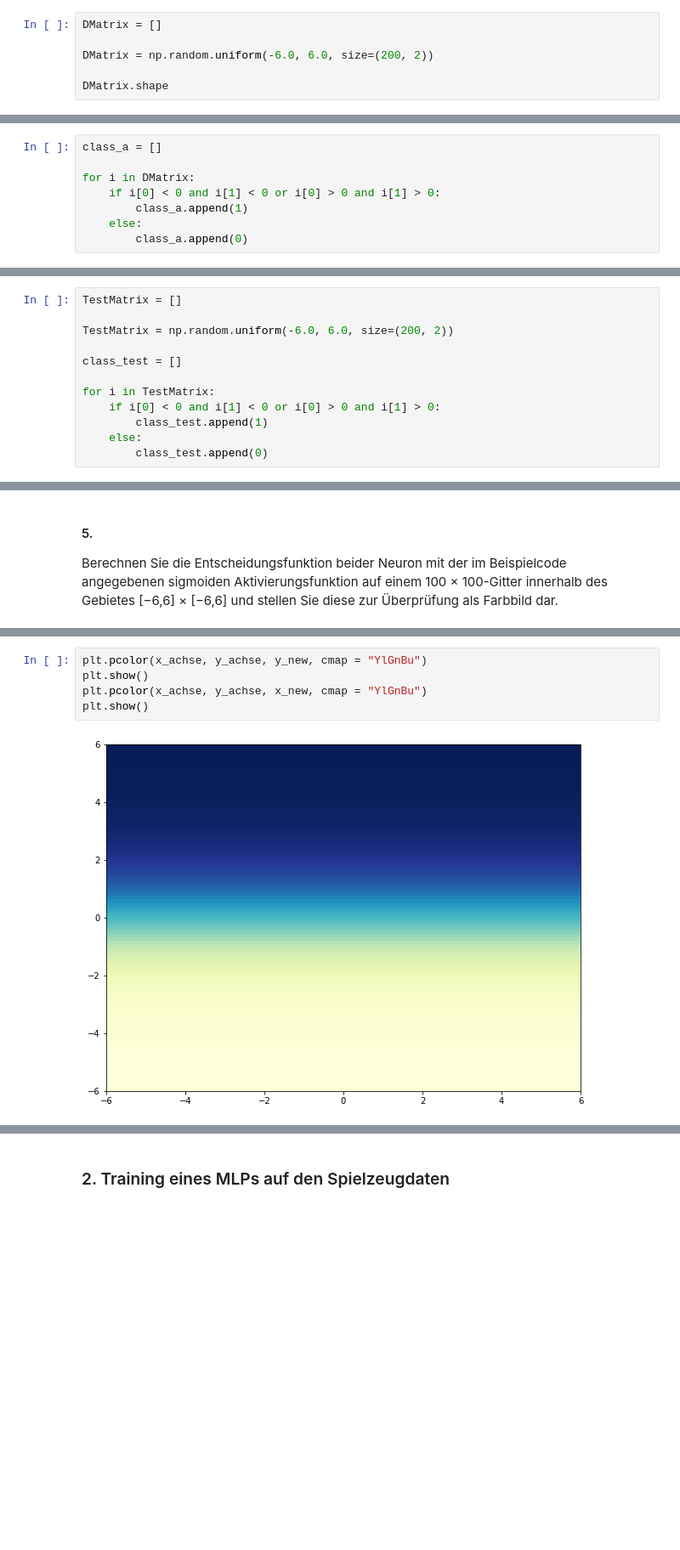
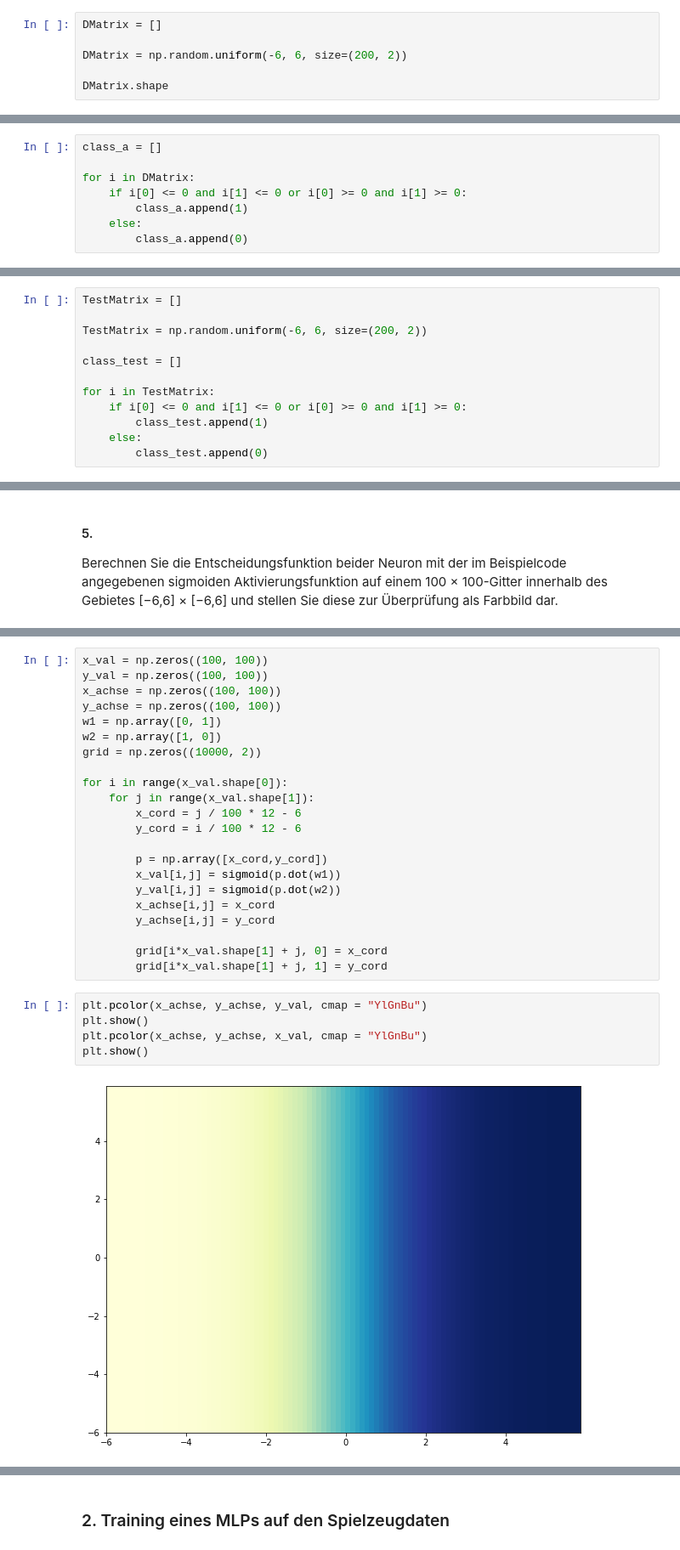
Before and after one commit to moritz-d/DL-B5, a Jupyter notebook: Einfaches_MLP_fuer_MNIST.ipynb, the cells around one changed output, grey strips where cells are left out. Shown at 85% size. Saved outputs shown, nothing was run; the diff lists cells and outputs as text; blank space fills up the shorter version.

```diff
--- a/Einfaches_MLP_fuer_MNIST.ipynb
+++ b/Einfaches_MLP_fuer_MNIST.ipynb
@@ -262,7 +265,7 @@ Erzeugen Sie 200 zweidimensionale Trainingsdatenpunkte mithilfe einer Gleichvert
 # %%
 DMatrix = []
 
-DMatrix = np.random.uniform(-6.0, 6.0, size=(200, 2))
+DMatrix = np.random.uniform(-6, 6, size=(200, 2))
 
 DMatrix.shape
 # %% [output]
@@ -274,7 +277,7 @@ Die Klassenlabels 0 und 1 werden so vergeben, dass alle Datenpunkte im 1. und 3.
 class_a = []
 
 for i in DMatrix:
-    if i[0] < 0 and i[1] < 0 or i[0] > 0 and i[1] > 0:
+    if i[0] <= 0 and i[1] <= 0 or i[0] >= 0 and i[1] >= 0:
         class_a.append(1)
     else:
         class_a.append(0)
@@ -284,12 +287,12 @@ Erzeugen Sie einen gleich großen Testdatensatz nach demselben Prinzip. Stellen
 # %%
 TestMatrix = []
 
-TestMatrix = np.random.uniform(-6.0, 6.0, size=(200, 2))
+TestMatrix = np.random.uniform(-6, 6, size=(200, 2))
 
 class_test = []
 
 for i in TestMatrix:
-    if i[0] < 0 and i[1] < 0 or i[0] > 0 and i[1] > 0:
+    if i[0] <= 0 and i[1] <= 0 or i[0] >= 0 and i[1] >= 0:
         class_test.append(1)
     else:
         class_test.append(0)
@@ -337,7 +320,29 @@ y_new = sigmoid(y)
+# %%
+x_val = np.zeros((100, 100))
+y_val = np.zeros((100, 100))
+x_achse = np.zeros((100, 100))
+y_achse = np.zeros((100, 100))
+w1 = np.array([0, 1])
+w2 = np.array([1, 0])
+grid = np.zeros((10000, 2))
+
+for i in range(x_val.shape[0]):
+    for j in range(x_val.shape[1]):
+        x_cord = j / 100 * 12 - 6
+        y_cord = i / 100 * 12 - 6
+
+        p = np.array([x_cord,y_cord])
+        x_val[i,j] = sigmoid(p.dot(w1))
+        y_val[i,j] = sigmoid(p.dot(w2))
+        x_achse[i,j] = x_cord
+        y_achse[i,j] = y_cord
+
+        grid[i*x_val.shape[1] + j, 0] = x_cord
+        grid[i*x_val.shape[1] + j, 1] = y_cord
 # %%
-plt.pcolor(x_achse, y_achse, y_new, cmap = "YlGnBu")
+plt.pcolor(x_achse, y_achse, y_val, cmap = "YlGnBu")
 plt.show()
-plt.pcolor(x_achse, y_achse, x_new, cmap = "YlGnBu")
+plt.pcolor(x_achse, y_achse, x_val, cmap = "YlGnBu")
 plt.show()
 # %% [output]
-[figure, old version]
+[figure, new version]
```
Also changed, not shown: parts of 46 cells of this notebook.
